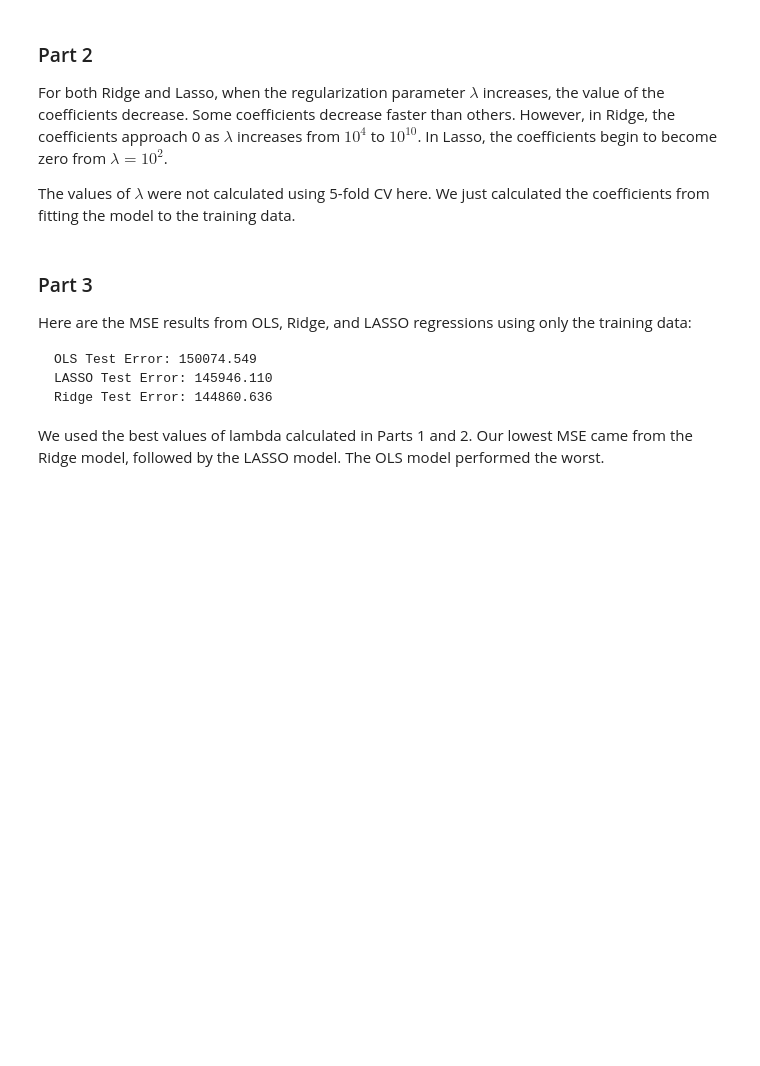
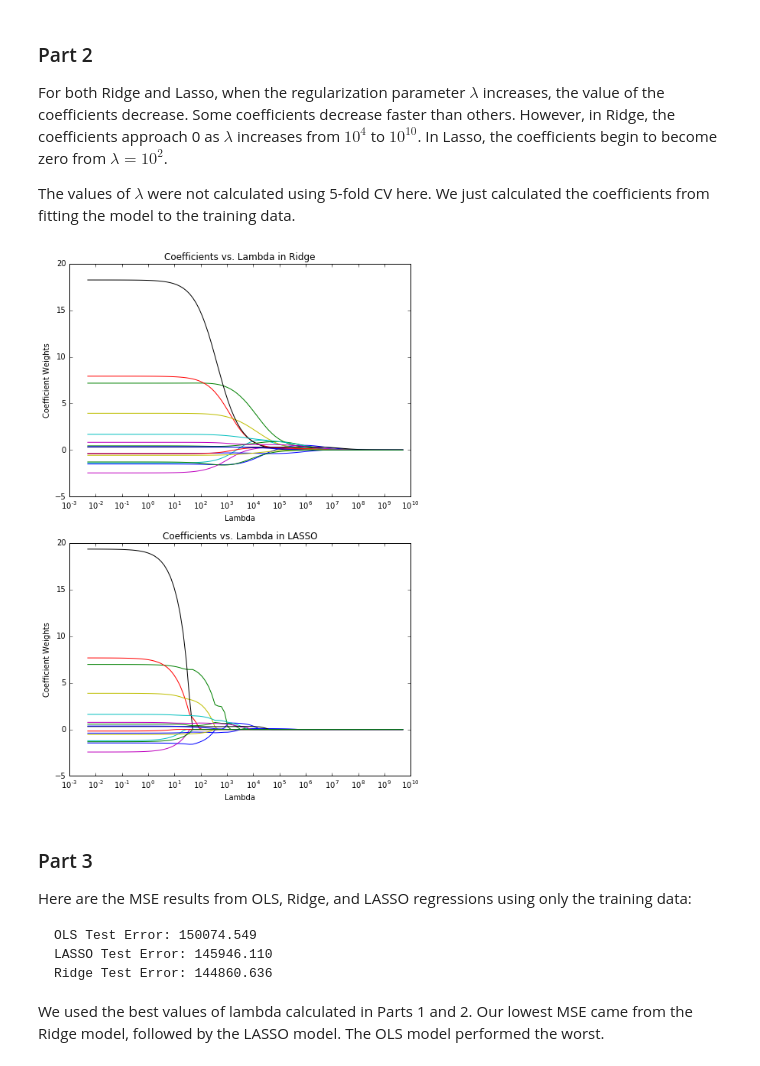
Before and after one commit to daniel-peng/MIS382N-APM, a Jupyter notebook: HW2/HW2.ipynb, the cells around one changed output. Saved outputs shown, nothing was run; the diff lists cells and outputs as text; code cells hidden in the pictures; blank space fills up the shorter version.

```diff
--- a/HW2/HW2.ipynb
+++ b/HW2/HW2.ipynb
@@ -482,29 +503,31 @@ for alpha in alphas:
 # %%
 plt.figure(figsize=(8,12))
 
 # Ridge
 plt.subplot(211)
 
 plt.plot(alphas, coef_ridge)
 plt.xscale('log')
 plt.xlim(ax1.get_xlim()[::-1])  # reverse axis
 
 plt.title("Coefficients vs. Lambda in Ridge")
 plt.xlabel("Lambda")
 plt.ylabel("Coefficient Weights")
 
 # Lasso
 plt.subplot(212)
 
 plt.plot(alphas, coef_lasso)
 plt.xscale('log')
-plt.xlim(ax2.get_xlim()[::-1])
+# plt.xlim(ax2.get_xlim()[::-1])
 
 plt.title("Coefficients vs. Lambda in LASSO")
 plt.xlabel("Lambda")
 plt.ylabel("Coefficient Weights")
 
 plt.show()
+# %% [output]
+[figure, added]
 # %% [markdown]
 ### Part 3
 
```
Also changed, not shown: parts of 7 cells of this notebook.
